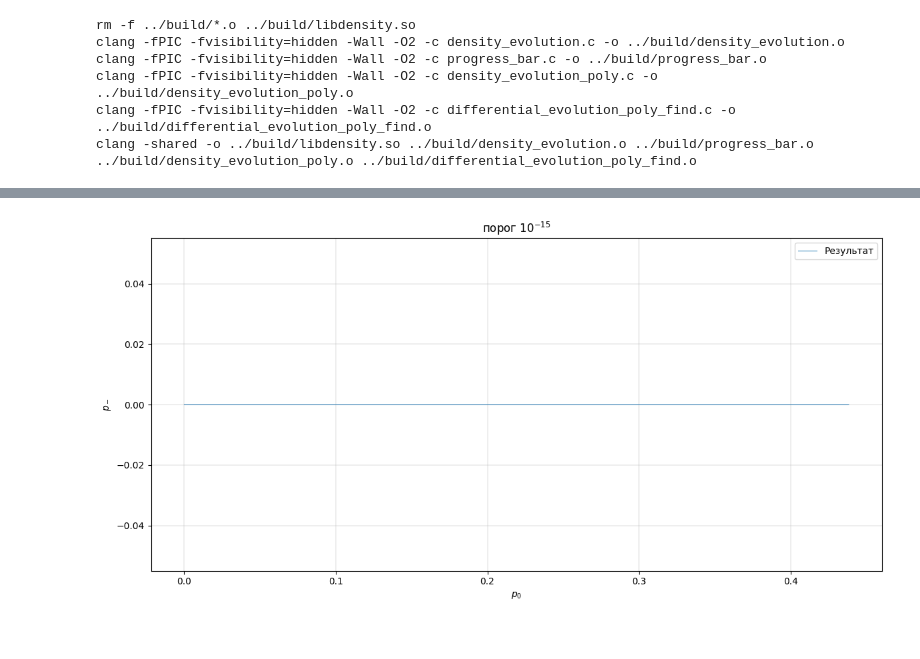
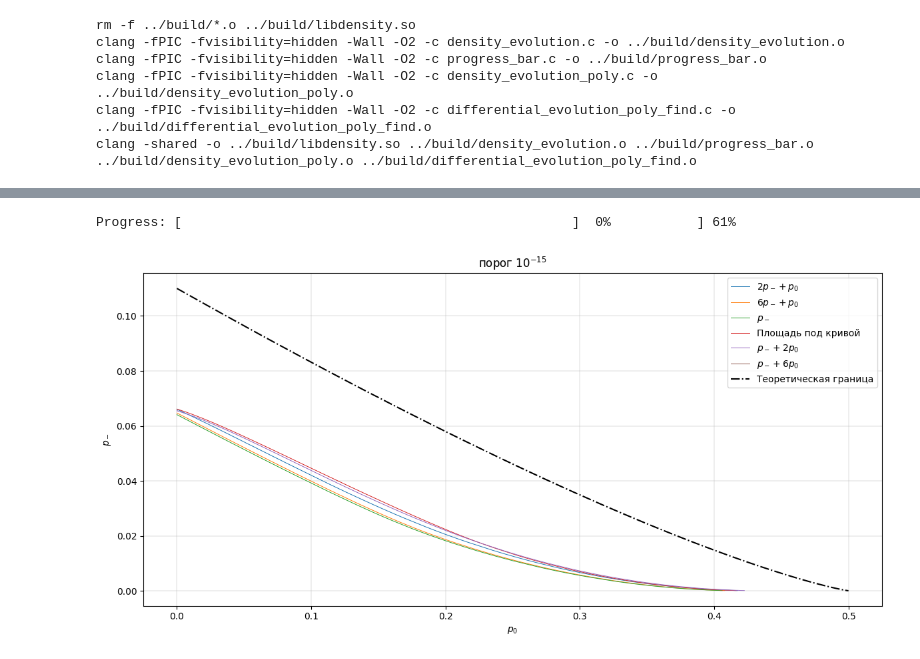
Before and after one commit to FuIluha/ldpc-for-flash-memory, a Jupyter notebook: DE_MinSum_BEC/differential_evolution_lambda.ipynb, the cells around one changed output, grey strips where cells are left out. Saved outputs shown, nothing was run; the diff lists cells and outputs as text; code cells hidden in the pictures.

Commit message:
feat: poly find

```diff
--- a/DE_MinSum_BEC/differential_evolution_lambda.ipynb
+++ b/DE_MinSum_BEC/differential_evolution_lambda.ipynb
@@ -29,10 +29,14 @@ lib.differential_evolution_poly_find.argtypes = [
     ctypes.POINTER(ctypes.c_longdouble),  # rho
     ctypes.POINTER(ctypes.c_int),         # dc
     ctypes.POINTER(ctypes.c_int),         # dc_size
+    ctypes.c_int,                         # type_of_metric
+    ctypes.c_int,                         # p_size
+    ctypes.c_int,                         # decoding_iters
+    ctypes.c_int                          # P_minus_split_iters
 ]
 lib.differential_evolution_poly_find.restype = None
 
-def differential_evolution_poly_find(dv_max, r, threshold, np_, cr, f_, max_iters):
+def differential_evolution_poly_find(dv_max, r, threshold, np_, cr, f_, max_iters, type_of_metric=0, p_size=100, decoding_iters=60, p_minus_find_iters=20):
     # Буферы для результатов
     lambda_buf = (ctypes.c_longdouble * dv_max)()
     rho_buf = (ctypes.c_longdouble * 100)()  # Допустим, максимум 100 степеней d_c
@@ -51,7 +55,11 @@ def differential_evolution_poly_find(dv_max, r, threshold, np_, cr, f_, max_iter
         lambda_buf,
         rho_buf,
         dc_buf,
-        ctypes.byref(dc_size)
+        ctypes.byref(dc_size),
+        ctypes.c_int(type_of_metric),
+        ctypes.c_int(p_size),
+        ctypes.c_int(decoding_iters),
+        ctypes.c_int(p_minus_find_iters)
     )
 
     # Преобразуем в словари: степень → коэффициент
@@ -161,37 +392,86 @@ NameError: name 'lib' is not defined
 plt.figure(figsize=(12, 6))
 # Сетка значений
 p0_vals = np.concatenate([
     np.logspace(-20, -3, 1000),
     np.linspace(1e-3, 0.55, 1000, dtype=np.float64)
 ])
 p_minus_vals = np.linspace(0, 0.09, 1000, dtype=np.float64)
 
 threshold = 1e-15
 
 not_r = 2
 
-num_iters = 60
+num_iters = 100
+p_minus_find_iters = 10
 
-results = density_evolution_grid_irregular(p0_vals, p_minus_vals, lmbd, rho, num_iters, threshold)
+# 2p_- + p_0
+lmbd = {3: 0.7306253499453899, 4: 0.1238808902366864, 10: 0.14549375981792378}
+rho = {6: 0.07028901897797357, 7: 0.9297109810220264}
+results = density_evolution_grid_irregular(p0_vals, 0.09, p_minus_find_iters, lmbd, rho, num_iters, threshold)
 
 mask = results > -1
-points = np.array([p0_vals[np.argwhere(mask)].ravel(), p_minus_vals[results[mask].astype(int)].ravel()])
-plt.plot(points[0, :], points[1, :], label=f'Результат', linewidth=0.7)
+points = np.array([p0_vals[np.argwhere(mask)].ravel(), results[mask].ravel()])
+plt.plot(points[0, :], points[1, :], label=f'$2p_- + p_0$', linewidth=0.7)
+
+# 6p_- + p_0
+lmbd = {3: 0.6272596571800673, 4: 0.36522750532869647, 5: 0.0006549605293132707, 6: 0.0005785689031968922, 7: 0.001108944314544839, 9: 0.005170363744181252}
+rho = {6: 0.3284288436338225, 7: 0.6715711563661775}
+results = density_evolution_grid_irregular(p0_vals, 0.09, p_minus_find_iters, lmbd, rho, num_iters, threshold)
+
+mask = results > -1
+points = np.array([p0_vals[np.argwhere(mask)].ravel(), results[mask].ravel()])
+plt.plot(points[0, :], points[1, :], label=f'$6p_- + p_0$', linewidth=0.7)
+
+# p_-
+lmbd = {3: 0.5916738786973649, 4: 0.40832612130263524}
+rho = {6: 0.2854292877203891, 7: 0.7145707122796109}
+results = density_evolution_grid_irregular(p0_vals, 0.09, p_minus_find_iters, lmbd, rho, num_iters, threshold)
+
+mask = results > -1
+points = np.array([p0_vals[np.argwhere(mask)].ravel(), results[mask].ravel()])
+plt.plot(points[0, :], points[1, :], label=f'$p_-$', linewidth=0.7)
+
+# Площадь под кривой
+lmbd = {3: 0.9161037061405171, 4: 0.07342964024367607, 7: 0.0013851114702873432, 10: 0.009081542145519504}
+rho = {6: 0.8214581271793703, 7: 0.17854187282062972}
+results = density_evolution_grid_irregular(p0_vals, 0.09, p_minus_find_iters, lmbd, rho, num_iters, threshold)
+
+mask = results > -1
+points = np.array([p0_vals[np.argwhere(mask)].ravel(), results[mask].ravel()])
+plt.plot(points[0, :], points[1, :], label=f'Площадь под кривой', linewidth=0.7)
+
+# p_- + 2p_0
+lmbd = {3: 0.813583343666186, 4: 0.0011639927747033722, 6: 0.0022292255368835424, 10: 0.1830234380222271}
+rho = {6: 0.09334587695626445, 7: 0.9066541230437355}
+results = density_evolution_grid_irregular(p0_vals, 0.09, p_minus_find_iters, lmbd, rho, num_iters, threshold)
+
+mask = results > -1
+points = np.array([p0_vals[np.argwhere(mask)].ravel(), results[mask].ravel()])
+plt.plot(points[0, :], points[1, :], label=f'$p_- + 2p_0$', linewidth=0.7)
+
+# p_- + 6p_0
+lmbd = {2: 0.15532572300815486, 3: 0.5485038166114753, 10: 0.29617046038036976}
+rho = {6: 0.09240477466473057, 7: 0.9075952253352695}
+results = density_evolution_grid_irregular(p0_vals, 0.09, p_minus_find_iters, lmbd, rho, num_iters, threshold)
+
+mask = results > -1
+points = np.array([p0_vals[np.argwhere(mask)].ravel(), results[mask].ravel()])
+plt.plot(points[0, :], points[1, :], label=f'$p_- + 6p_0$', linewidth=0.7)
 
 # for l in range(3, 4):
 #     results = density_evolution_grid_irregular(p0_vals, p_minus_vals, {l:1}, {(not_r*l):1}, num_iters, threshold)
 
-#     print(f'({l}, {l*not_r})')
 #     mask = results > -1
 #     points = np.array([p0_vals[np.argwhere(mask)].ravel(), p_minus_vals[results[mask].astype(int)].ravel()])
 #     plt.plot(points[0, :], points[1, :], label=f'({l}, {l*not_r})', linewidth=0.7)
 
-# plt.plot(*decoding_limit(), label="Теоретическая граница", color='black', linestyle='-.')
+plt.plot(*decoding_limit(), label="Теоретическая граница", color='black', linestyle='-.')
 plt.title(f'порог $10^{{{int(np.log10(threshold))}}}$')
 plt.xlabel('$p_0$')
 plt.ylabel('$p_-$')
 plt.grid(linewidth=0.3)
 plt.legend()
 plt.tight_layout()
 # %% [output]
+Progress: [                                                  ]  0%           ] 61%
-[figure, old version]
+[figure, new version]
```
Also changed, not shown: parts of 11 cells of this notebook, 9 other files.
